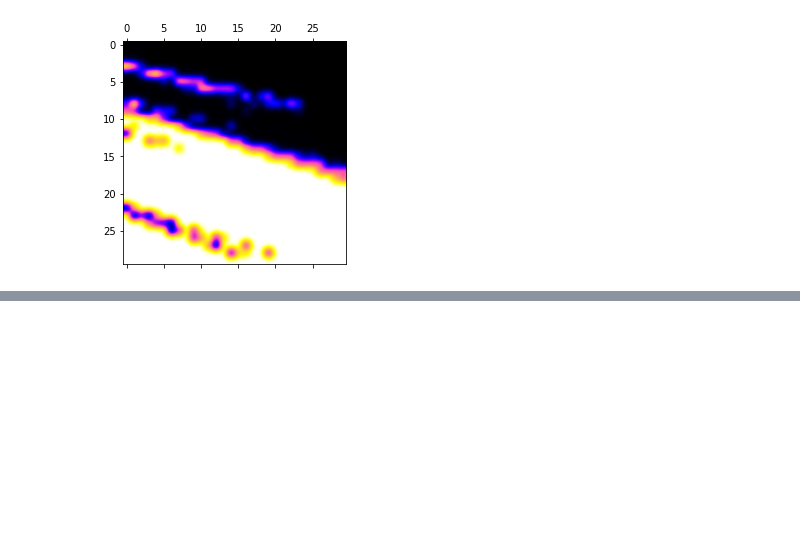
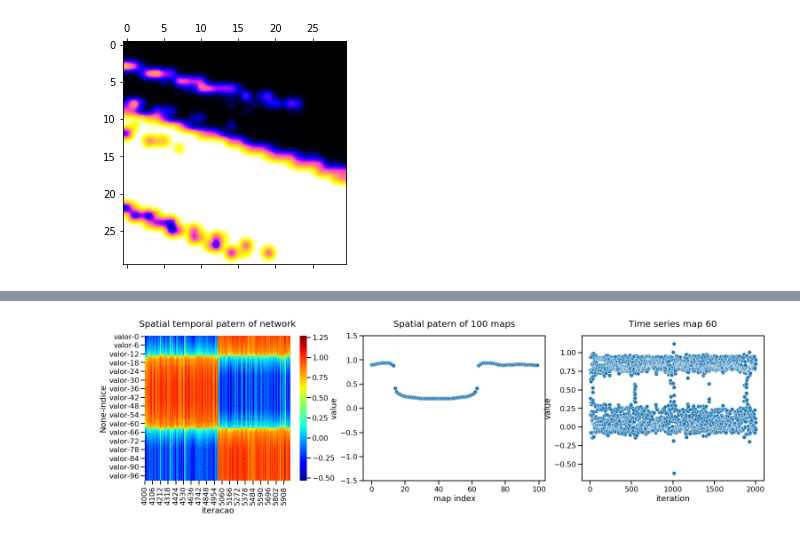
Before and after one commit to ConradBitt/logistico_global, a Jupyter notebook: logistic_global_coupling.ipynb, the cells around one changed output, grey strips where cells are left out. Saved outputs shown, nothing was run; the diff lists cells and outputs as text; code cells hidden in the pictures; blank space fills up the shorter version.

Commit message:
Adicionando mapa rulkov

```diff
--- a/logistic_global_coupling.ipynb
+++ b/logistic_global_coupling.ipynb
@@ -308,0 +321,38 @@ plt.matshow(dados.dropna().astype(float).T, aspect='auto', interpolation='gaussi
+# %%
+! gcc rulkov-global.c -o x.x -lm
+! ./x.x
+
+dado_patricio = pd.read_csv('quimera_ultimo.dat', sep=' ',
+                           header=None)
+dado_patricio.columns = ['indice','valor']
+
+dado_patricio_spatial_temporal = pd.read_csv('quimera.dat', header=None, sep=' ')
+dado_patricio_spatial_temporal.columns = ['indice', 'iteracao','valor']
+dados_spaco_temporal = dado_patricio_spatial_temporal.pivot('iteracao','indice')
+
+fig, ax = plt.subplots(nrows=1, ncols=3, figsize=(25,6))
+
+periodo = np.arange(4000,6000,2)
+
+
+sns.heatmap(data = dados_spaco_temporal.loc[periodo].T,ax=ax[0], cmap='jet')
+sns.scatterplot(data = dados_spaco_temporal.iloc[1602].values, ax=ax[1])
+sns.scatterplot(data = dados_spaco_temporal.iloc[:,60].values, ax=ax[2])
+
+
+ax[0].set_title('Spatial temporal patern of network', fontsize=20, pad=20)
+
+ax[1].set_title('Spatial patern of 100 maps', fontsize=20, pad=20)
+ax[1].set_ylim(-1.5, 1.5)
+ax[1].set_ylabel('value')
+ax[1].set_xlabel('map index')
+
+
+ax[2].set_title('Time series map 60', fontsize=20, pad=20)
+ax[2].set_ylabel('value')
+ax[2].set_xlabel('iteration')
+
+
+fig;
+# %% [output]
+[figure, added]
```
Also changed, not shown: parts of 8 cells of this notebook, 6 other files.
